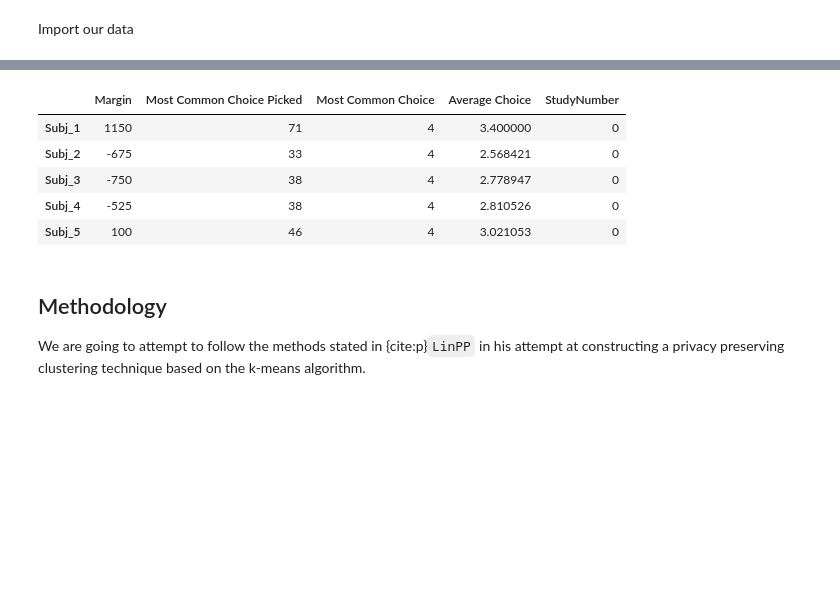
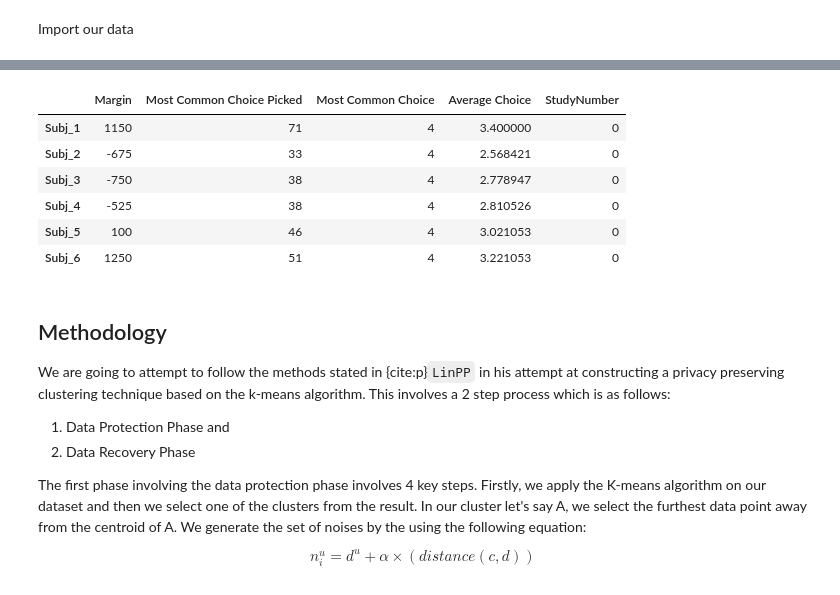
Before and after one commit to kiansweeney11/ca4015-assignment-1, a Jupyter notebook: _build/jupyter_execute/k-means_variation.ipynb, the cells around one changed output, grey strips where cells are left out. Drawn from its saved outputs; the diff is of its cells as text; code cells hidden in the pictures; blank space fills up the shorter version.

```diff
--- a/_build/jupyter_execute/k-means_variation.ipynb
+++ b/_build/jupyter_execute/k-means_variation.ipynb
@@ -34,12 +44,22 @@ joined = pd.read_csv('data/cleaned_all.csv', index_col='Unnamed: 0')
 # %%
-joined.head()
+joined.head(6)
 # %% [output]
 |  | Margin | Most Common Choice Picked | Most Common Choice | Average Choice | StudyNumber |
 | Subj_1 | 1150 | 71 | 4 | 3.400000 | 0 |
 | Subj_2 | -675 | 33 | 4 | 2.568421 | 0 |
 | Subj_3 | -750 | 38 | 4 | 2.778947 | 0 |
 | Subj_4 | -525 | 38 | 4 | 2.810526 | 0 |
 | Subj_5 | 100 | 46 | 4 | 3.021053 | 0 |
+| Subj_6 | 1250 | 51 | 4 | 3.221053 | 0 |
-# %% [markdown]
-## Methodology
-We are going to attempt to follow the methods stated in {cite:p}`LinPP` in his attempt at constructing a privacy preserving clustering technique based on the k-means algorithm.
+# %% [markdown]
+## Methodology
+We are going to attempt to follow the methods stated in {cite:p}`LinPP` in his attempt at constructing a privacy preserving clustering technique based on the k-means algorithm. This involves a 2 step process which is as follows:
+
+1. Data Protection Phase and
+2. Data Recovery Phase
+
+The first phase involving the data protection phase involves 4 key steps. Firstly, we apply the K-means algorithm on our dataset and then we select one of the clusters from the result. In our cluster let's say A, we select the furthest data point away from the centroid of A. We generate the set of noises by the using the following equation:
+
+$$
+ n_i^u = d^{u} + \alpha \times (distance(c,d))
+$$
```
Also changed, not shown: parts of 4 cells of this notebook, 25 other files.
